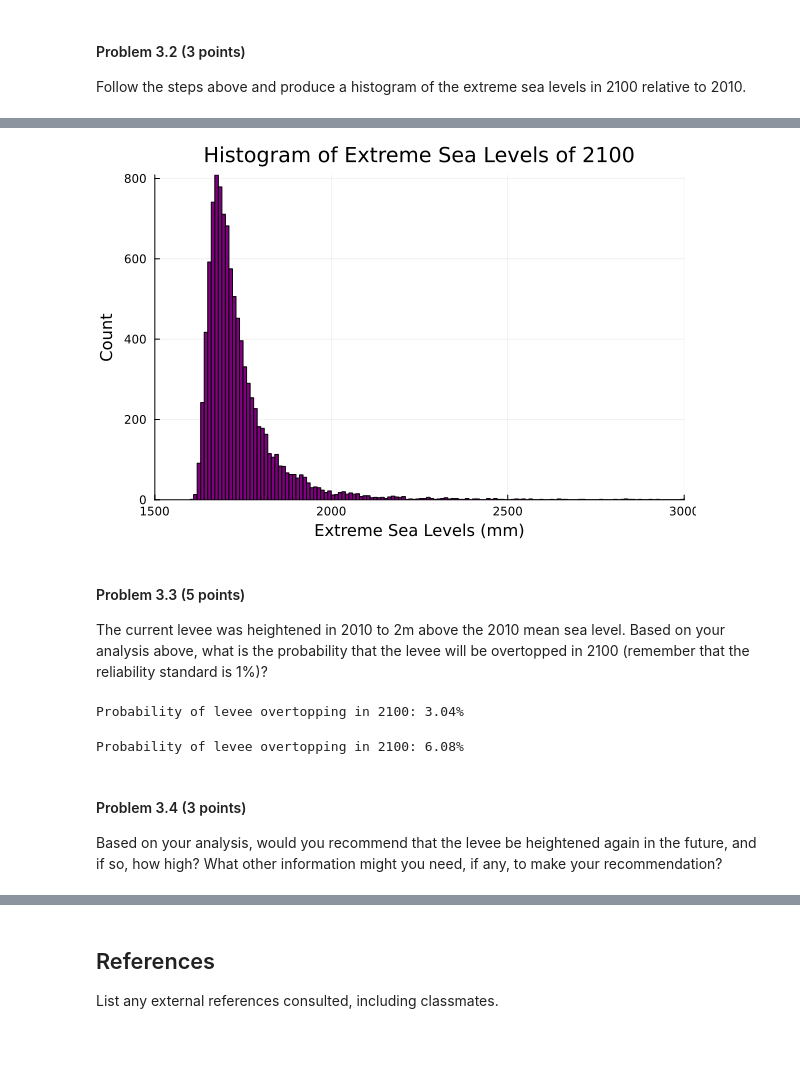
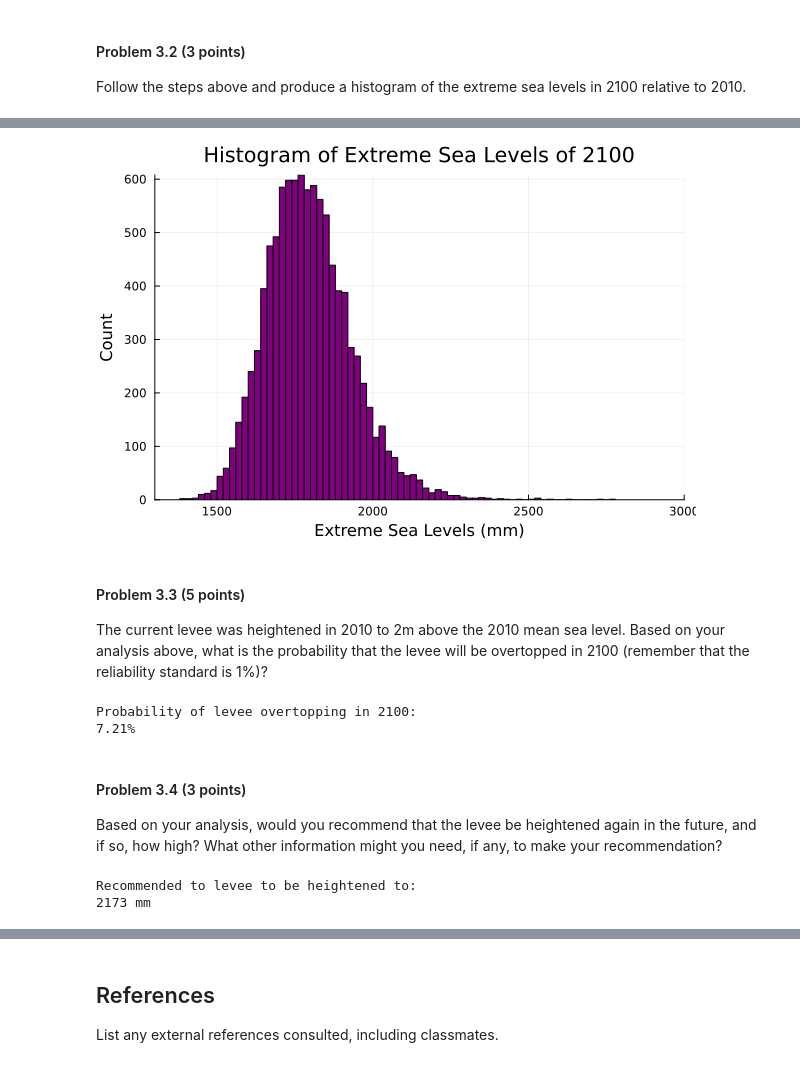
Before and after one commit to BEE4750-FA23/hw3-sinahy-frag, a Jupyter notebook: hw03.ipynb, the cells around one changed output, grey strips where cells are left out. Drawn from its saved outputs; the diff is of its cells as text; code cells hidden in the pictures.

```diff
--- a/hw03.ipynb
+++ b/hw03.ipynb
@@ -456,14 +369,15 @@ about how the ECS uncertainty has impacted sea-level uncertainty under
 this radiative forcing scenario? What might the implications be of only
 using the best-estimate ECS value?
 # %%
-##sea_levels_2100 = sea_level_proj[:, 221]
+years_20 = 1880:2100
 
-years_20 = 1880:2100
-sea_levels_3000 = sea_level_proj[:, findfirst(years_20.== 2100)]
+#grab sea level data needed and store it a var
+sea_levels_2100 = sea_level_proj[:, findfirst(years_20.== 2100)]
 
-histogram(sea_levels_3000,
+#plot histogram with information
+histogram(sea_levels_2100,
     label = "Sea-Level Anomaly in 2100",
     xlabel = "Sea Level Change (mm)",
-    ylabel = "Frequency",
+    ylabel = "Count",
     title="Sea-Level Anomaly in 2100")
 # %% [output]
@@ -560,21 +452,25 @@ histogram(max_sea_levels,
 # %%
 subs = 1.2
 
+#generate random values to get max tides
 max_tides = rand(tide_distribution, 10000)
 
-total_subs =  max_tides .- subs * (2100 - 2010 + 1)
+#calculate total subsidence in model
+total_subs =  max_tides .+ subs * (2100 - 2010 + 1)
 
-max_sea_levels = sea_levels_2100 .+ max_tides .+ total_subs
+#find max sea level
+max_sea_levels = sea_levels_2100 .+ total_subs
 
+#plot distribution of 2100 sealvl relative to 2010 data
 histogram(max_sea_levels,
     title = "Histogram of Extreme Sea Levels of 2100",
     xlabel = "Extreme Sea Levels (mm)",
     ylabel = "Count",
     legend=:false,
-    xlims = (1500, 3000),
+    xlims = (1300, 3000),
     color=:purple)
 # %% [output]
-[figure, old version]
+[figure, new version]
 # %% [markdown]
 #### Problem 3.3 (5 points)
 
@@ -585,34 +481,55 @@ is 1%)?
 # %%
 height = 2000 #mm
 
+#initialize frequency var
 nums = 0
+
+#keeps track of amount of times max lvls
+#in 2100 greater than the levee height
 for i in max_sea_levels
     if i > height
         nums += 1
     end
 end
 
+#calculates % levee being overtopped
 prob = nums / 10000 * 100
-println("Probability of levee overtopping in 2100: $prob%")
+println("Probability of levee overtopping in 2100:
+$prob%")
 # %% [output]
-Probability of levee overtopping in 2100: 3.04%
+Probability of levee overtopping in 2100:
+7.21%
-# %%
-height = 2000 #mm
-
-nums = 0
-for i in max_sea_levels
-    if i > height
-        nums += 1
-    end
-end
-
-prob = nums * 2 / 10000 * 100
-println("Probability of levee overtopping in 2100: $prob%")
-# %% [output]
-Probability of levee overtopping in 2100: 6.08%
 # %% [markdown]
 #### Problem 3.4 (3 points)
 
 Based on your analysis, would you recommend that the levee be heightened
 again in the future, and if so, how high? What other information might
 you need, if any, to make your recommendation?
+# %%
+height = 2000
+
+#est condition where height is increased
+#when condition is met
+while prob > 1
+    nums = 0
+    height += 1
+
+
+    #est condition where frequency increased
+    #when condition is met
+    for i in max_sea_levels
+        if i > height
+            nums += 1
+        end
+    end
+    prob = nums / 10000 * 100
+end
+
+#shows ultimate height when its less than
+#reliability standard
+
+println("Recommend levee to be heightened to:
+$height mm")
+# %% [output]
+Recommended to levee to be heightened to:
+2173 mm
```
Also changed, not shown: parts of 14 cells of this notebook, 2 other files.
